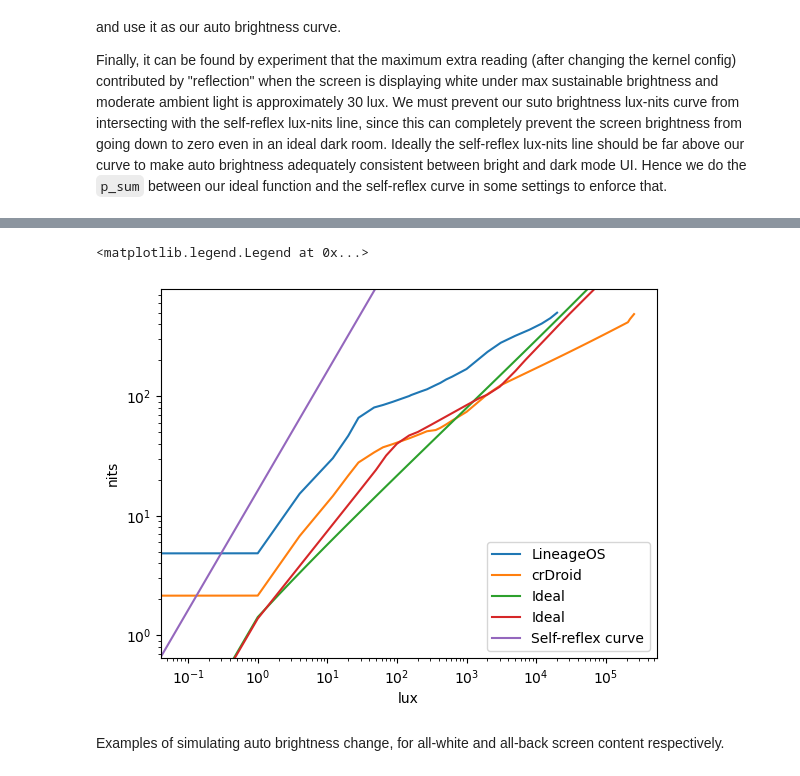
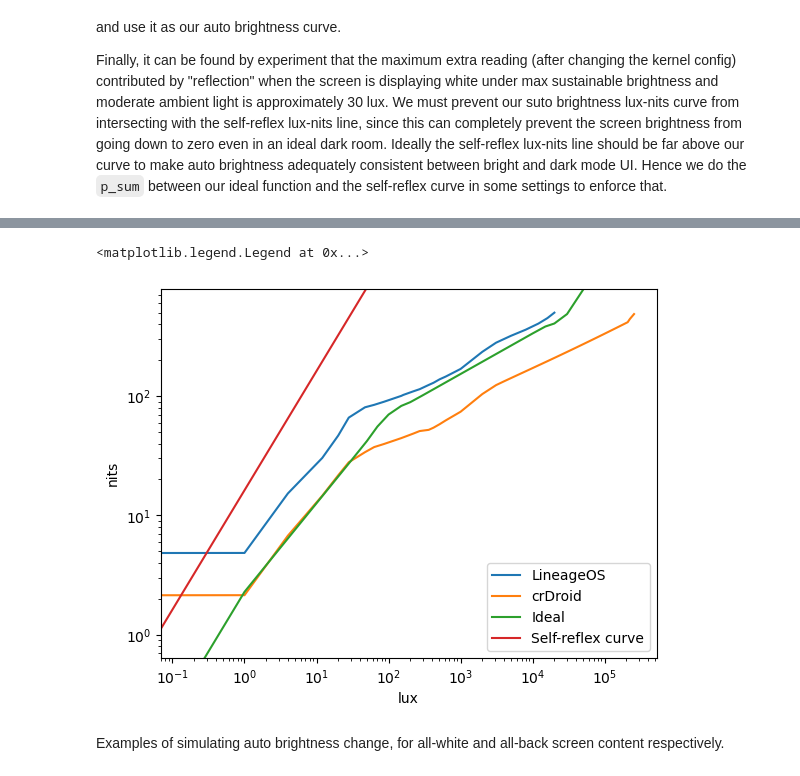
Before and after one commit to yezhiyi9670-aosp-forks/shared-android_device_oneplus_lemonades, a Jupyter notebook: docs/brightness_remap_calculations/calc.ipynb, the cells around one changed output, grey strips where cells are left out. Cells and saved outputs as stored; diff of their text form; code cells hidden in the pictures.

```diff
--- a/docs/brightness_remap_calculations/calc.ipynb
+++ b/docs/brightness_remap_calculations/calc.ipynb
@@ -38,6 +38,9 @@ def make_listing(values: list[Union[int, float]]):
     return ret
 # %%
-def list_to_list_linear_map(val: float, src: list[float], dst: list[float]):
+from typing import Sequence
+
+
+def list_to_list_linear_map(val: float, src: Sequence[float], dst: Sequence[float]):
     '''
     Map the given value using the mapping defined by the two lists,
     interpolated using the linear approach.
@@ -371,9 +374,10 @@ First let's plot and observe the ColorOS brightness profile, which seems mostly
 # %%
 plt.plot(oos_register, oos_nits, label='Original brightness profile')
 oos_register_key_points = [0, 4, 9, 2047, 4095]
+oos_nits_key_points = [ list_to_list_linear_map(item, oos_register, oos_nits) for item in oos_register_key_points ]
 plt.plot(
     oos_register_key_points,
-    [ list_to_list_linear_map(item, oos_register, oos_nits) for item in oos_register_key_points ],
+    oos_nits_key_points,
     marker='x',
     label='Ideal piecewise linear function'
 )
@@ -441,8 +445,8 @@ from math import exp, isclose, log
 from typing import Sequence, Tuple
 import math
 
-max_sustainable_nits = list_to_list_linear_map(oos_register_sustainable_max, oos_register, oos_nits)
-max_hbm_nits = list_to_list_linear_map(oos_register_hbm_max, oos_register, oos_nits)
+max_sustainable_nits = list_to_list_linear_map(oos_register_sustainable_max, oos_register_key_points, oos_nits_key_points)
+max_hbm_nits = list_to_list_linear_map(oos_register_hbm_max, oos_register_key_points, oos_nits_key_points)
 crd_corrected_auto_nits = [item / 1100 * max_sustainable_nits for item in crd_auto_nits]
 
 max_sustainable_reflex_lux = 30
@@ -486,57 +490,36 @@ def make_ideal_lux_nits(lux_to_nit_func):
             break
     return lux_vals, nits_vals
 
-# Initial (2026-07-26)
-ideal_pivot = (
-    # list_to_list_linear_map(500, los_auto_nits, los_auto_lux),
-    # 500
-    25000,
-    500
-)
-ideal_auto_lux, ideal_auto_nits = make_ideal_lux_nits(lambda item:
-    p_sum(
-        (
-            + 0.05 * (item / ideal_pivot[0]) ** (1/1) * ideal_pivot[1]
-            + 0.95 * (item / ideal_pivot[0]) ** (1/1.8) * ideal_pivot[1]
-        )
-        , item * 0.5 / max_sustainable_reflex_lux * max_sustainable_nits,
-        -1
-    )
-)
-plt.plot(ideal_auto_lux, ideal_auto_nits, label='Ideal')
-print(f'Ideal curve max: ({max(*ideal_auto_lux)}, {max(*ideal_auto_nits)})')
+def curve_topoff(xs, ys, max_y, keep_tail = False):
+    ret_xs = []
+    ret_ys = []
+    assert len(xs) == len(ys)
+    reached_tail = False
+    for i in range(len(xs)):
+        if i > 0 and ys[i] > max_y:
+            if ys[i - 1] < max_y * (1 - 5e-3):
+                approx_y = max_y
+                approx_x = list_to_list_linear_map(max_y, ys, xs)
+                ret_xs.append(approx_x)
+                ret_ys.append(approx_y)
+            if keep_tail:
+                reached_tail = True
+            else:
+                break
+        ret_xs.append(xs[i])
+        ret_ys.append(max_y if reached_tail else ys[i])
+    return ret_xs, ret_ys
 
-# 1 (2026-07-27)
-ideal_pivot = (
-    # list_to_list_linear_map(500, los_auto_nits, los_auto_lux),
-    # 500
-    25000,
-    500
-)
-ideal_auto_lux, ideal_auto_nits = make_ideal_lux_nits(lambda item:
-    p_sum(
-        (
-            + 0.57 * (item / ideal_pivot[0]) ** (1/1.6) * ideal_pivot[1]
-            + 0.43 * (item / ideal_pivot[0]) ** (1/2.4) * ideal_pivot[1]
-        ) * (math.atan(item / 2) / math.pi * 2)
-        , item * 0.5 / max_sustainable_reflex_lux * max_sustainable_nits,
-        -1
-    )
-)
-# plt.plot(ideal_auto_lux, ideal_auto_nits, label='Ideal')
-# print(f'Ideal curve max: ({max(*ideal_auto_lux)}, {max(*ideal_auto_nits)})')
-
-# 2 (2026-07-27)
+# 2 (2026-07-29)
 ideal_auto_lux, ideal_auto_nits = make_ideal_lux_nits(lambda item:
     # p_sum(
         log_splend(
             item,
             0.1,
-            (2, list_to_list_linear_map(9, oos_register, oos_nits)),
-            (100, 40),
-            (3000, 120),
+            (1, list_to_list_linear_map(9, oos_register_key_points, oos_nits_key_points)),
+            (100, 70),
             (30000, max_sustainable_nits),
-            (70000, max_hbm_nits),
+            (50000, max_hbm_nits),
         )
     #     , item * 0.5 / max_sustainable_reflex_lux * max_sustainable_nits,
     #     -1
@@ -563,5 +545,5 @@ Ideal curve max: (70000, 796.7652542132456)
 <matplotlib.legend.Legend at 0x...>
-[figure, old version]
+[figure, new version]
 # %% [markdown]
 Examples of simulating auto brightness change, for all-white and all-back screen content respectively.
 # %%
```
Also changed, not shown: parts of 26 cells of this notebook, 3 other files.
